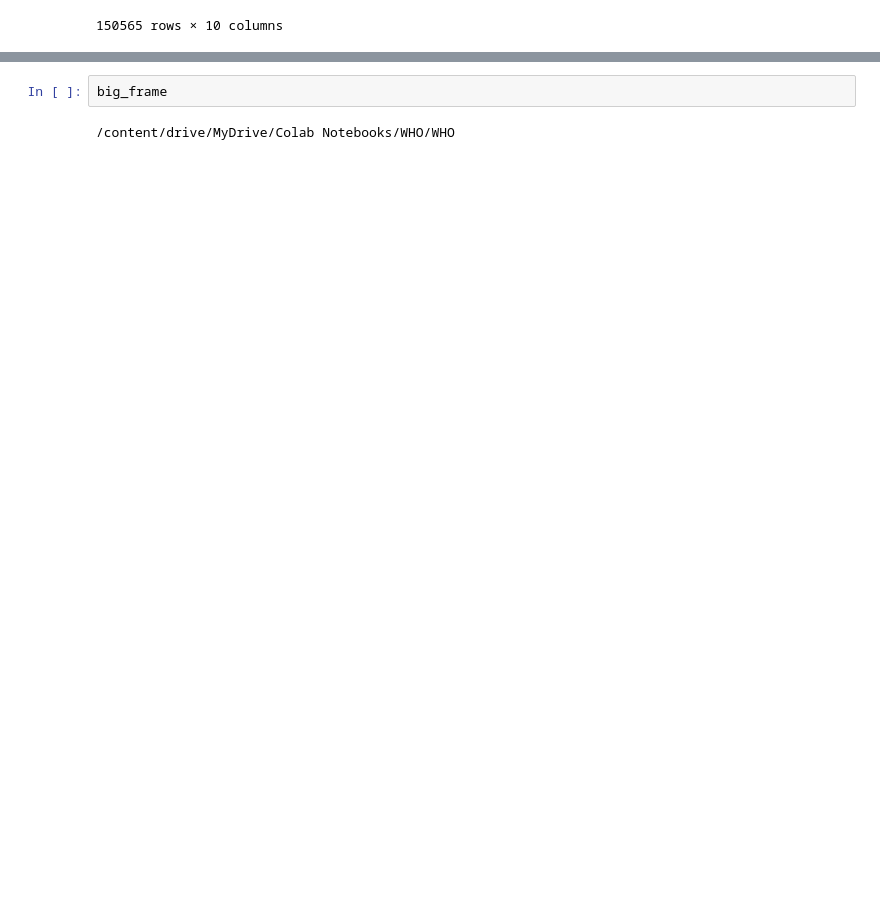
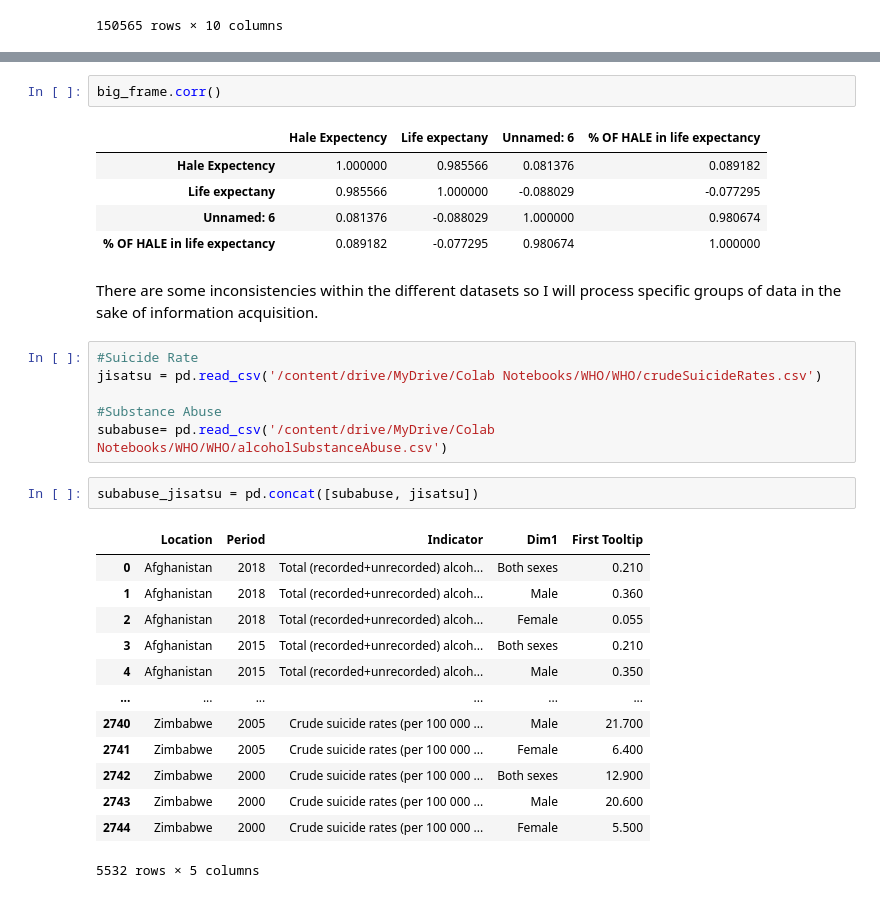
Before and after one commit to blkzen/WHO-data, a Jupyter notebook: WHO_data_processing.ipynb, the cells around one changed output, grey strips where cells are left out. Cells and saved outputs as stored; diff of their text form; blank space fills up the shorter version.

```diff
--- a/WHO_data_processing.ipynb
+++ b/WHO_data_processing.ipynb
@@ -61,4 +67,32 @@ big_frame
 # %%
-big_frame
+big_frame.corr()
 # %% [output]
-/content/drive/MyDrive/Colab Notebooks/WHO/WHO
+|  | Hale Expectency | Life expectany | Unnamed: 6 | % OF HALE in life expectancy |
+| Hale Expectency | 1.000000 | 0.985566 | 0.081376 | 0.089182 |
+| Life expectany | 0.985566 | 1.000000 | -0.088029 | -0.077295 |
+| Unnamed: 6 | 0.081376 | -0.088029 | 1.000000 | 0.980674 |
+| % OF HALE in life expectancy | 0.089182 | -0.077295 | 0.980674 | 1.000000 |
+# %% [markdown]
+There are some inconsistencies within the different datasets so I will process specific groups of data in the sake of information acquisition.
+# %%
+#Suicide Rate
+jisatsu = pd.read_csv('/content/drive/MyDrive/Colab Notebooks/WHO/WHO/crudeSuicideRates.csv')
+
+#Substance Abuse
+subabuse= pd.read_csv('/content/drive/MyDrive/Colab Notebooks/WHO/WHO/alcoholSubstanceAbuse.csv')
+# %%
+subabuse_jisatsu = pd.concat([subabuse, jisatsu])
+# %% [output]
+|  | Location | Period | Indicator | Dim1 | First Tooltip |
+| 0 | Afghanistan | 2018 | Total (recorded+unrecorded) alcoh... | Both sexes | 0.210 |
+| 1 | Afghanistan | 2018 | Total (recorded+unrecorded) alcoh... | Male | 0.360 |
+| 2 | Afghanistan | 2018 | Total (recorded+unrecorded) alcoh... | Female | 0.055 |
+| 3 | Afghanistan | 2015 | Total (recorded+unrecorded) alcoh... | Both sexes | 0.210 |
+| 4 | Afghanistan | 2015 | Total (recorded+unrecorded) alcoh... | Male | 0.350 |
+| ... | ... | ... | ... | ... | ... |
+| 2740 | Zimbabwe | 2005 | Crude suicide rates (per 100 000 ... | Male | 21.700 |
+| 2741 | Zimbabwe | 2005 | Crude suicide rates (per 100 000 ... | Female | 6.400 |
+| 2742 | Zimbabwe | 2000 | Crude suicide rates (per 100 000 ... | Both sexes | 12.900 |
+| 2743 | Zimbabwe | 2000 | Crude suicide rates (per 100 000 ... | Male | 20.600 |
+| 2744 | Zimbabwe | 2000 | Crude suicide rates (per 100 000 ... | Female | 5.500 |
+5532 rows × 5 columns
```
Also changed, not shown: parts of 6 cells of this notebook.
